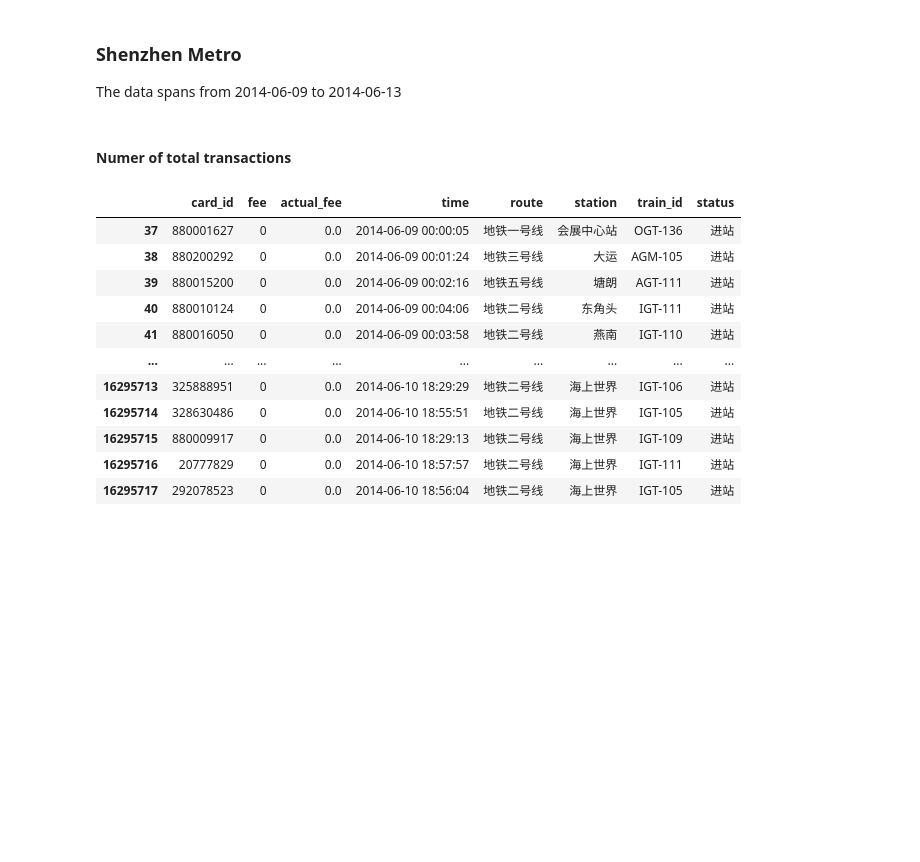
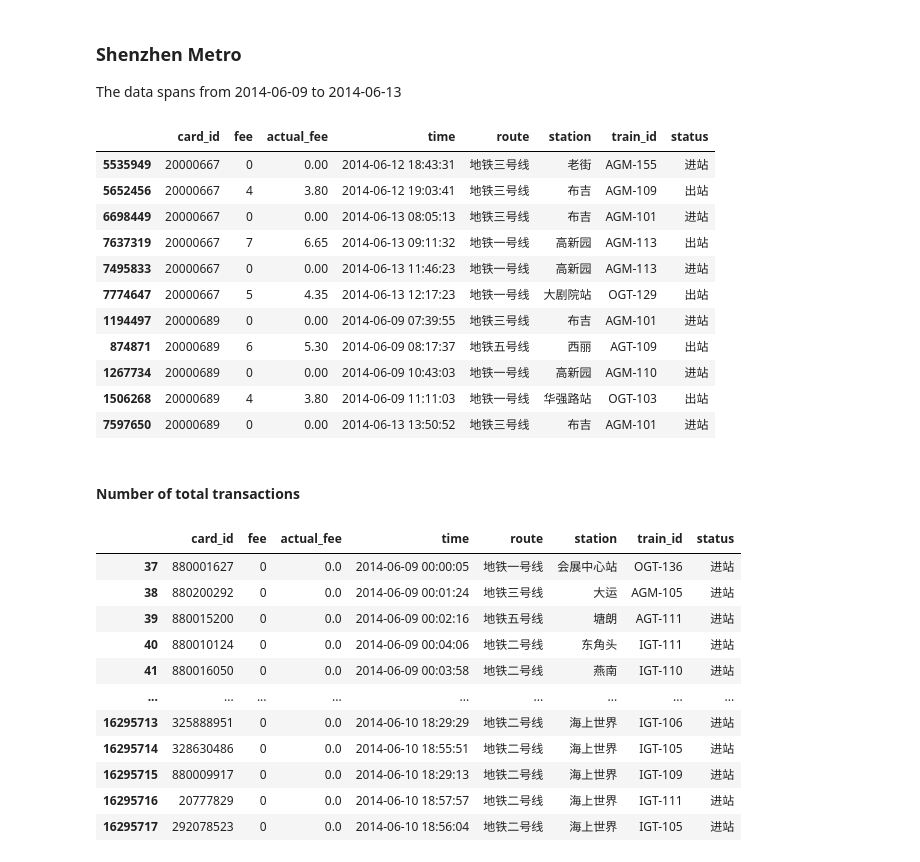
Before and after one commit to Radar-Lei/Motif-guided, a Jupyter notebook: 01_DataDescription.ipynb, the cells around one changed output. Cells and saved outputs as stored; diff of their text form; code cells hidden in the pictures; blank space fills up the shorter version.

```diff
--- a/01_DataDescription.ipynb
+++ b/01_DataDescription.ipynb
@@ -111,8 +122,26 @@ combined_df_SZ.columns = ["card_id", "fee", "actual_fee", "time", "route","stati
 
 # Convert the "time" column to timestamp
 combined_df_SZ['time'] = pd.to_datetime(combined_df_SZ['time'])
+
+# Sort the dataframe first by 'card_id' and then by 'time' in increasing order
+combined_df_SZ = combined_df_SZ.sort_values(by=['card_id', 'time'], ascending=[True, True])
+# %%
+combined_df_SZ.iloc[49:60]
+# %% [output]
+|  | card_id | fee | actual_fee | time | route | station | train_id | status |
+| 5535949 | 20000667 | 0 | 0.00 | 2014-06-12 18:43:31 | 地铁三号线 | 老街 | AGM-155 | 进站 |
+| 5652456 | 20000667 | 4 | 3.80 | 2014-06-12 19:03:41 | 地铁三号线 | 布吉 | AGM-109 | 出站 |
+| 6698449 | 20000667 | 0 | 0.00 | 2014-06-13 08:05:13 | 地铁三号线 | 布吉 | AGM-101 | 进站 |
+| 7637319 | 20000667 | 7 | 6.65 | 2014-06-13 09:11:32 | 地铁一号线 | 高新园 | AGM-113 | 出站 |
+| 7495833 | 20000667 | 0 | 0.00 | 2014-06-13 11:46:23 | 地铁一号线 | 高新园 | AGM-113 | 进站 |
+| 7774647 | 20000667 | 5 | 4.35 | 2014-06-13 12:17:23 | 地铁一号线 | 大剧院站 | OGT-129 | 出站 |
+| 1194497 | 20000689 | 0 | 0.00 | 2014-06-09 07:39:55 | 地铁三号线 | 布吉 | AGM-101 | 进站 |
+| 874871 | 20000689 | 6 | 5.30 | 2014-06-09 08:17:37 | 地铁五号线 | 西丽 | AGT-109 | 出站 |
+| 1267734 | 20000689 | 0 | 0.00 | 2014-06-09 10:43:03 | 地铁一号线 | 高新园 | AGM-110 | 进站 |
+| 1506268 | 20000689 | 4 | 3.80 | 2014-06-09 11:11:03 | 地铁一号线 | 华强路站 | OGT-103 | 出站 |
+| 7597650 | 20000689 | 0 | 0.00 | 2014-06-13 13:50:52 | 地铁三号线 | 布吉 | AGM-101 | 进站 |
 # %% [markdown]
-#### Numer of total transactions
+#### Number of total transactions
 # %%
 combined_df_SZ[combined_df_SZ.status == '进站']
 # %% [output]
```
Also changed, not shown: parts of 8 cells of this notebook.
